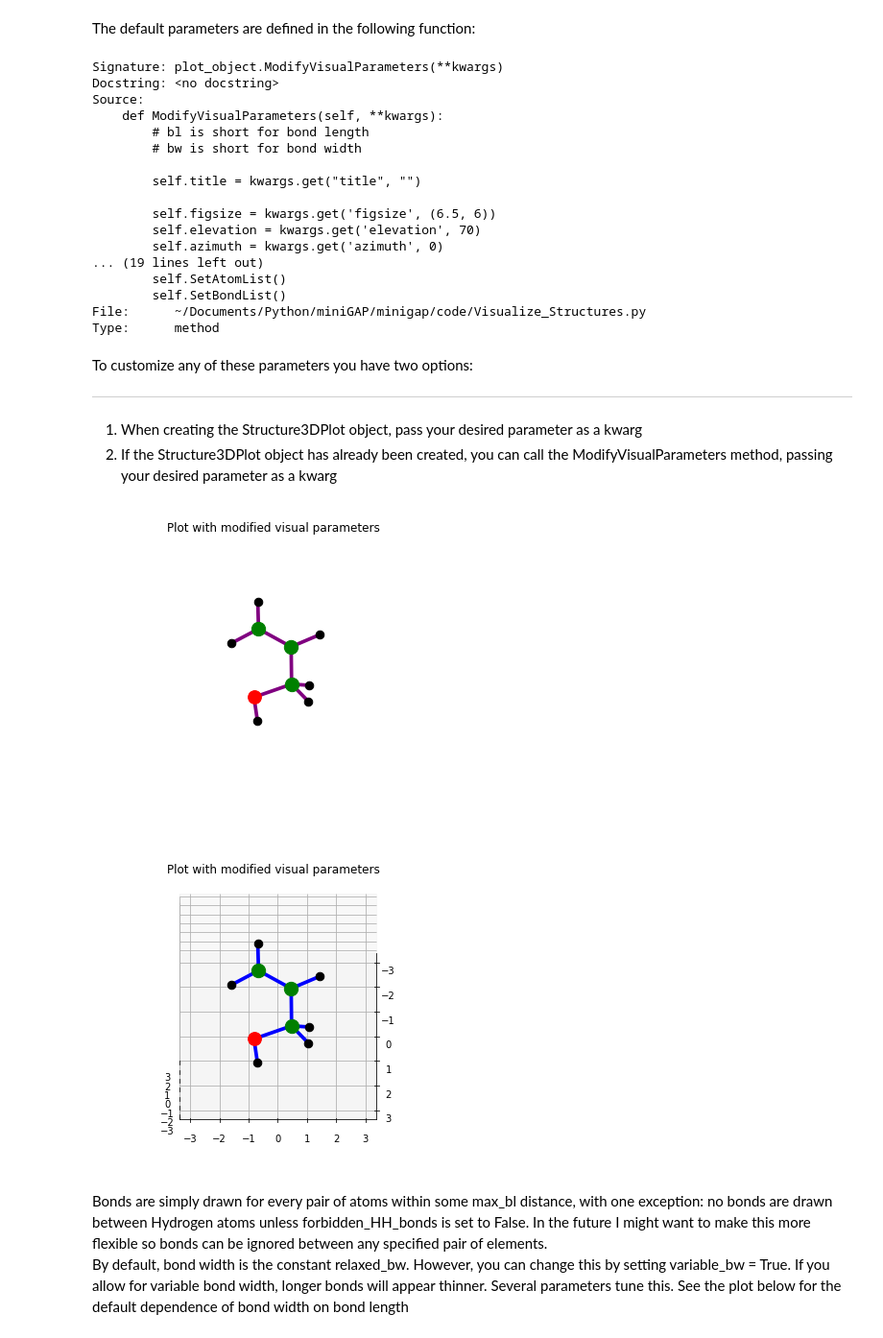
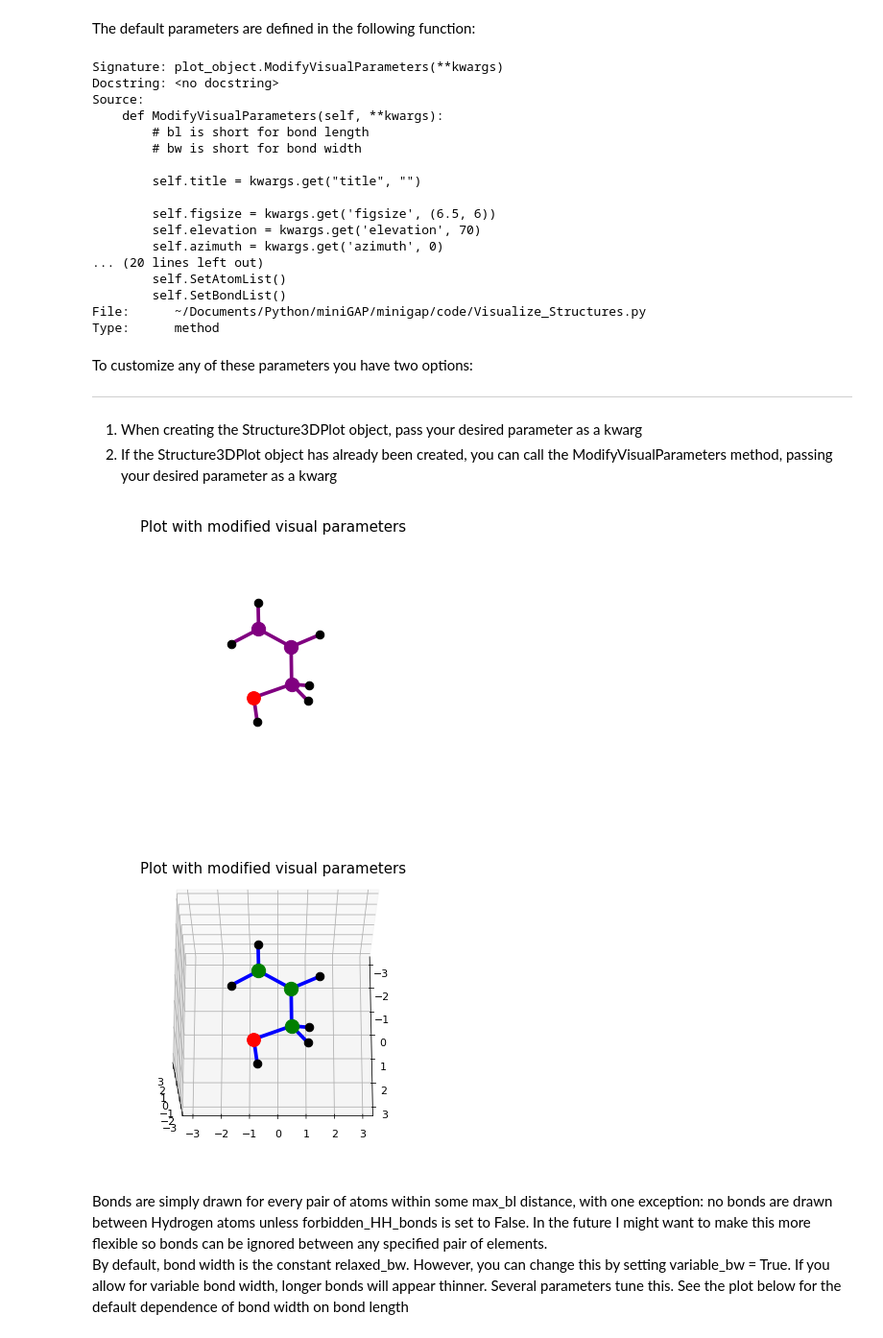
Before and after one commit to alvarovm/minigap, a Jupyter notebook: notebooks/Visualize_Structures.ipynb, the cells around one changed output. Shown: that part at 96% size. Saved outputs shown, nothing was run; the diff lists cells and outputs as text; code cells hidden in the pictures.

```diff
--- a/notebooks/Visualize_Structures.ipynb
+++ b/notebooks/Visualize_Structures.ipynb
@@ -13,7 +16,7 @@ import matplotlib.pyplot as plt
 # %% [markdown]
 First I will import the propenol structures used as an example by the librascal code. I will use these through most of this tutorial
 # %%
-distorted_propenols = read("../data/distorted_propenol.extxyz.gz", ":100")
+distorted_propenols = read("../data/distorted_propenol.db", ":200")
 one_distorted_propenol = distorted_propenols[0]
 # %% [markdown]
 You can quickly plot the structure with default visual parameters by using Structure3DPlot(Your_ASE_Atoms_Object).Plot()
@@ -39,7 +42,7 @@ Source:
         self.figsize = kwargs.get('figsize', (6.5, 6))
         self.elevation = kwargs.get('elevation', 70)
         self.azimuth = kwargs.get('azimuth', 0)
-... (19 lines left out)
+... (20 lines left out)
         self.SetAtomList()
         self.SetBondList()
 File:      ~/Documents/Python/miniGAP/minigap/code/Visualize_Structures.py
@@ -51,14 +54,13 @@ To customize any of these parameters you have two options:
 1. When creating the Structure3DPlot object, pass your desired parameter as a kwarg
 2. If the Structure3DPlot object has already been created, you can call the ModifyVisualParameters method, passing your desired parameter as a kwarg
 # %%
-Structure3DPlot(one_distorted_propenol, bond_color="purple", title="Plot with modified visual parameters").Plot();
+Structure3DPlot(one_distorted_propenol, element_colors= {'C':'purple'}, bond_color="purple", title="Plot with modified visual parameters").Plot();
 # %% [output]
-[figure, old version]
+[figure, new version]
 # %%
-plot_object.ModifyVisualParameters(bond_color="blue", no_axis=False, no_grid=False, title="Plot with modified visual parameters")
-plot_object.Plot();
+Structure3DPlot(one_distorted_propenol, bond_color="blue", no_axis=False, no_grid=False, title="Plot with modified visual parameters").Plot();
 # %% [output]
-[figure, old version]
+[figure, new version]
 # %% [markdown]
 Bonds are simply drawn for every pair of atoms within some max_bl distance, with one exception: no bonds are drawn between Hydrogen atoms unless forbidden_HH_bonds is set to False. In the future I might want to make this more flexible so bonds can be ignored between any specified pair of elements.
 By default, bond width is the constant relaxed_bw. However, you can change this by setting variable_bw = True. If you allow for variable bond width, longer bonds will appear thinner. Several parameters tune this. See the plot below for the default dependence of bond width on bond length
```
Also changed, not shown: parts of 15 cells of this notebook, 17 other files.
